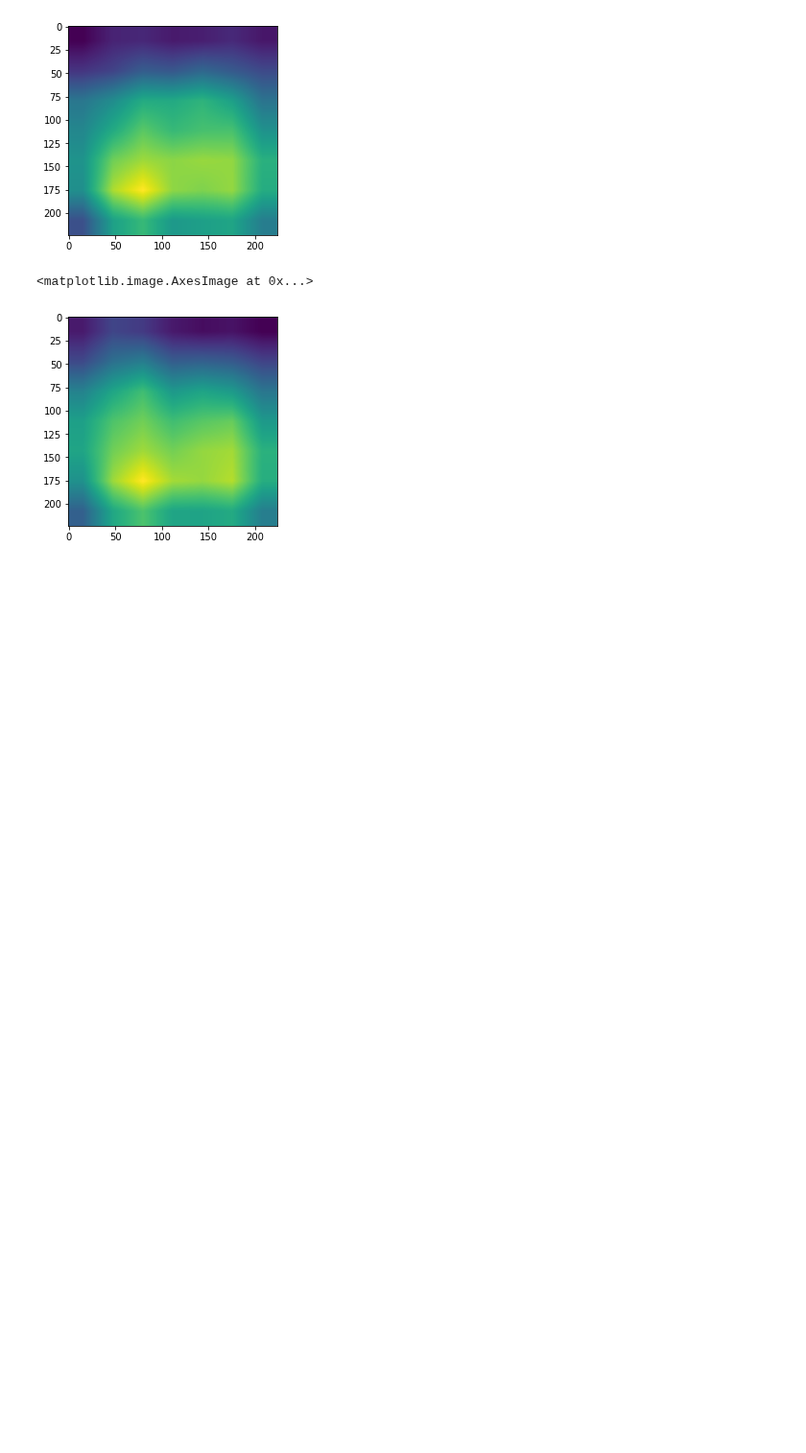
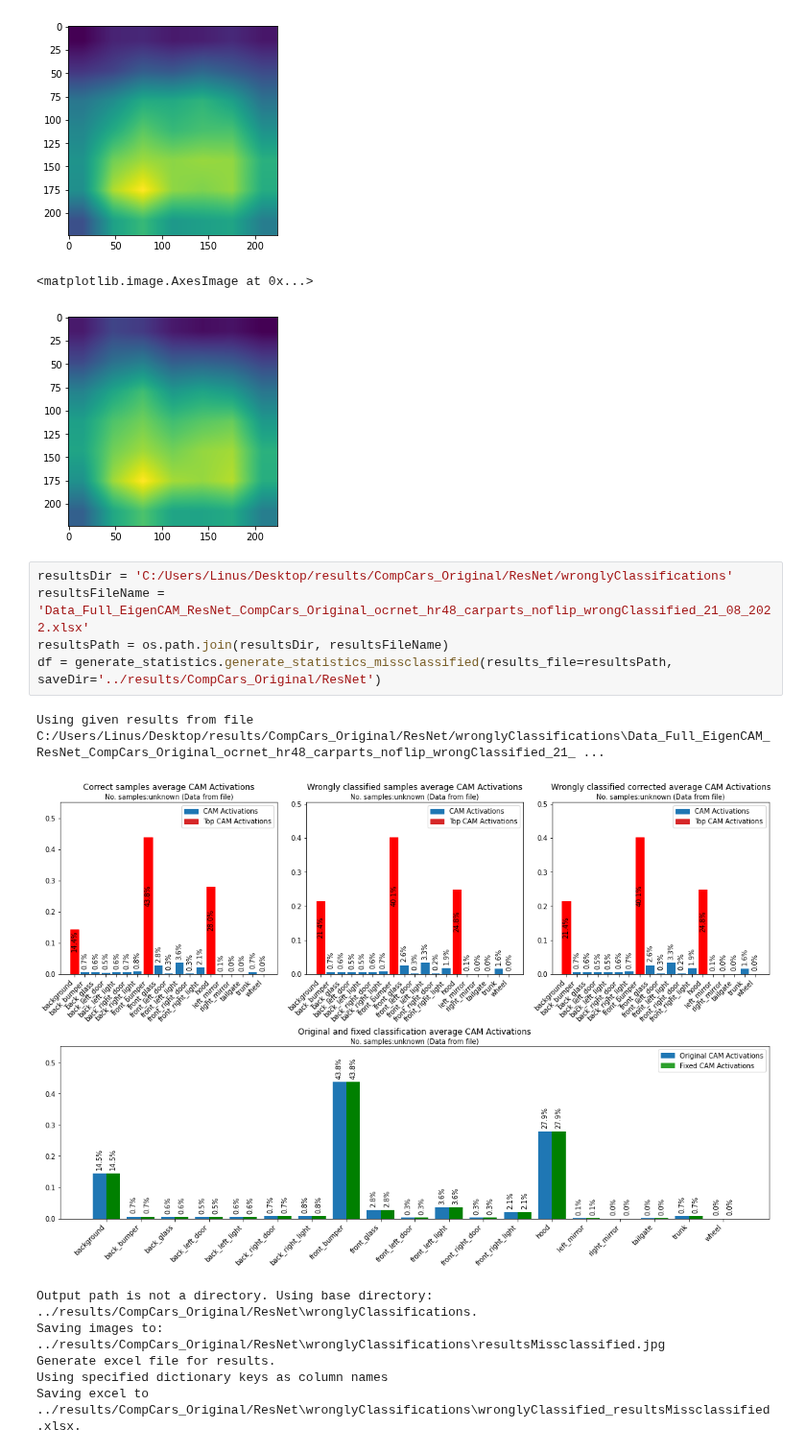
Before and after one commit to L1nusB/XAI-Vehicle-Classification, a Jupyter notebook: notebooks/Untitled.ipynb, the cells around one changed output. Shown at 96% size. Drawn from its saved outputs; the diff is of its cells as text; blank space fills up the shorter version.

Commit message:
Allow for loading of results from excel and stat generation from that

```diff
--- a/notebooks/Untitled.ipynb
+++ b/notebooks/Untitled.ipynb
@@ -148,3 +148,16 @@ plt.imshow(s)
 [figure]
 <matplotlib.image.AxesImage at 0x...>
 [figure]
+# %%
+resultsDir = 'C:/Users/Linus/Desktop/results/CompCars_Original/ResNet/wronglyClassifications'
+resultsFileName = 'Data_Full_EigenCAM_ResNet_CompCars_Original_ocrnet_hr48_carparts_noflip_wrongClassified_21_08_2022.xlsx'
+resultsPath = os.path.join(resultsDir, resultsFileName)
+df = generate_statistics.generate_statistics_missclassified(results_file=resultsPath, saveDir='../results/CompCars_Original/ResNet')
+# %% [output]
+Using given results from file C:/Users/Linus/Desktop/results/CompCars_Original/ResNet/wronglyClassifications\Data_Full_EigenCAM_ResNet_CompCars_Original_ocrnet_hr48_carparts_noflip_wrongClassified_21_ ...
+[figure, added]
+Output path is not a directory. Using base directory: ../results/CompCars_Original/ResNet\wronglyClassifications.
+Saving images to: ../results/CompCars_Original/ResNet\wronglyClassifications\resultsMissclassified.jpg
+Generate excel file for results.
+Using specified dictionary keys as column names
+Saving excel to ../results/CompCars_Original/ResNet\wronglyClassifications\wronglyClassified_resultsMissclassified.xlsx.
```
Also changed, not shown: 4 other files.
